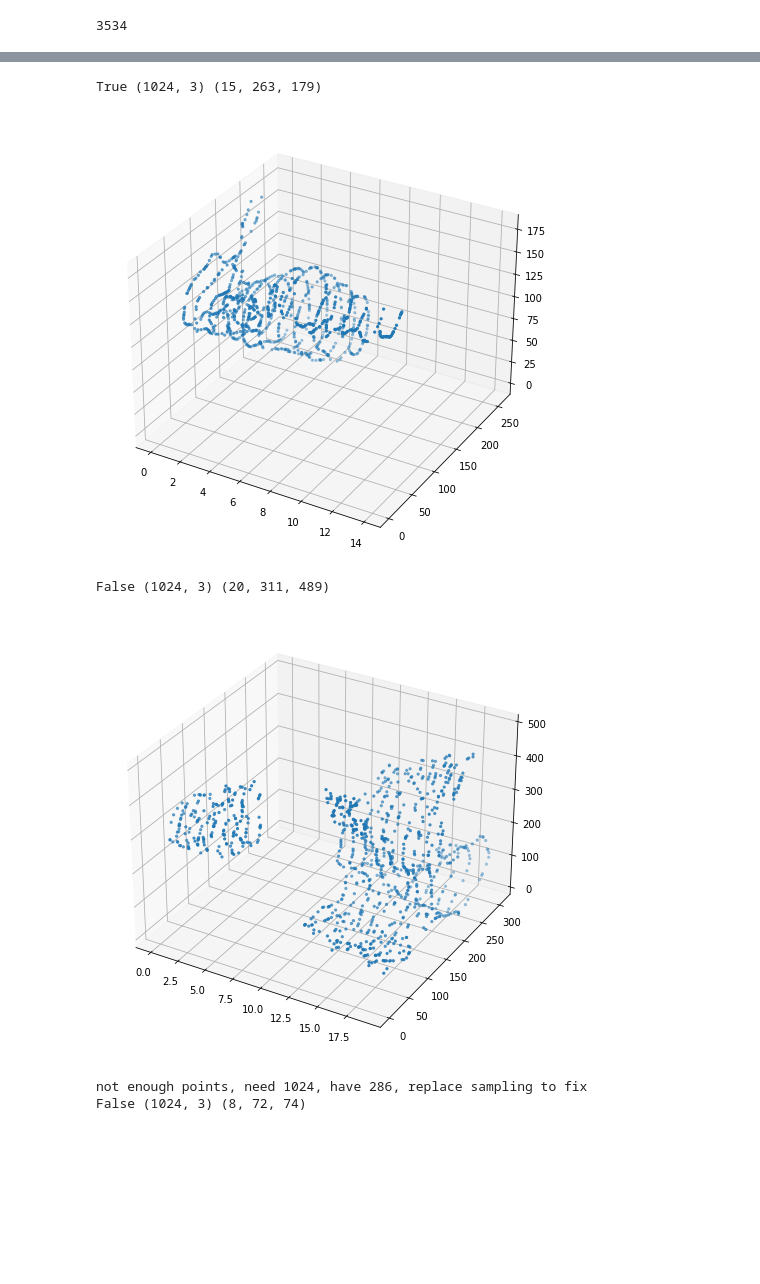
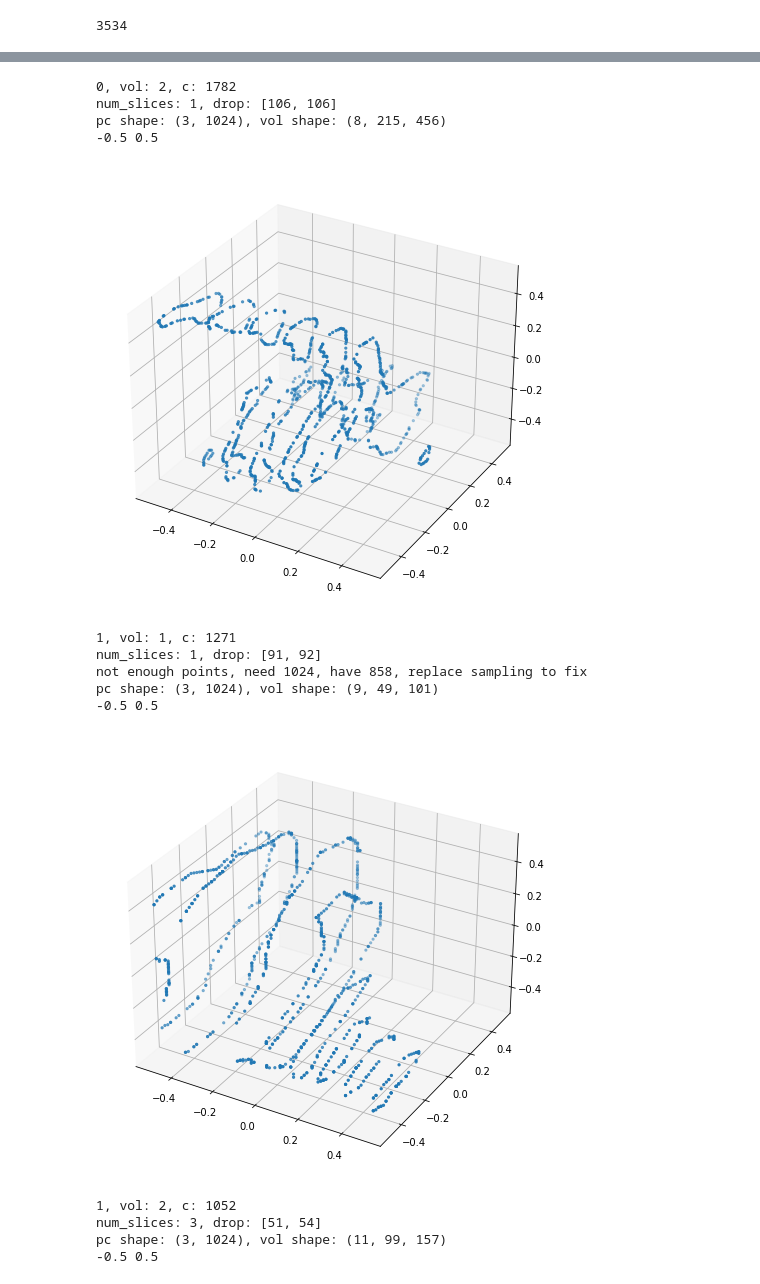
Before and after one commit to image-infomatics/proofreader, a Jupyter notebook: proofreader/notebooks/training_example.ipynb, the cells around one changed output, grey strips where cells are left out. Cells and saved outputs as stored; diff of their text form; code cells hidden in the pictures; blank space fills up the shorter version.

Commit message:
full train pl workflow

```diff
--- a/proofreader/notebooks/training_example.ipynb
+++ b/proofreader/notebooks/training_example.ipynb
@@ -380,24 +273,25 @@ pprint(all_total)
 # %%
 from proofreader.data.cremi import prepare_cremi_vols
 
-train_vols, val_vols = prepare_cremi_vols('../../dataset/cremi')
+train_vols, test_vols = prepare_cremi_vols('../../dataset/cremi')
 # %%
 from proofreader.data.splitter import SplitterDataset
 
 num_slices = [1, 4]
 radius = 96
-context_slices = 8
+context_slices = 6
+num_points = 1024
 
-dataset = SplitterDataset(train_vols, num_slices, radius, context_slices, num_points==1024, open_vol=True, return_vol=True, verbose=True)
+dataset = SplitterDataset(train_vols, num_slices, radius, context_slices, num_points=num_points, torch=False, open_vol=True, normalize=True, return_vol=True, verbose=True)
 print(len(dataset))
 # %% [output]
 3534
 # %%
 from proofreader.utils.vis import plot_3d
-num = 100
+num = 20
 for i in range(0, num):
     rand_i = random.randint(0, len(dataset))
     pc, vol, label = dataset[rand_i]
-    print(f'{label} {pc.shape} {vol.shape}')
+    pc = np.swapaxes(pc, 0, 1)
     plot_3d(pc)
 # %% [output]
@@ -410,6 +315,15 @@ True (1024, 3) (17, 130, 114)
-True (1024, 3) (15, 263, 179)
+0, vol: 2, c: 1782
+num_slices: 1, drop: [106, 106]
+pc shape: (3, 1024), vol shape: (8, 215, 456)
+-0.5 0.5
-[figure, old version]
+[figure, new version]
-False (1024, 3) (20, 311, 489)
+1, vol: 1, c: 1271
+num_slices: 1, drop: [91, 92]
+not enough points, need 1024, have 858, replace sampling to fix
+pc shape: (3, 1024), vol shape: (9, 49, 101)
+-0.5 0.5
-[figure, old version]
+[figure, new version]
-not enough points, need 1024, have 286, replace sampling to fix
-False (1024, 3) (8, 72, 74)
+1, vol: 2, c: 1052
+num_slices: 3, drop: [51, 54]
+pc shape: (3, 1024), vol shape: (11, 99, 157)
+-0.5 0.5
```
Also changed, not shown: parts of 2 cells of this notebook, 8 other files.
